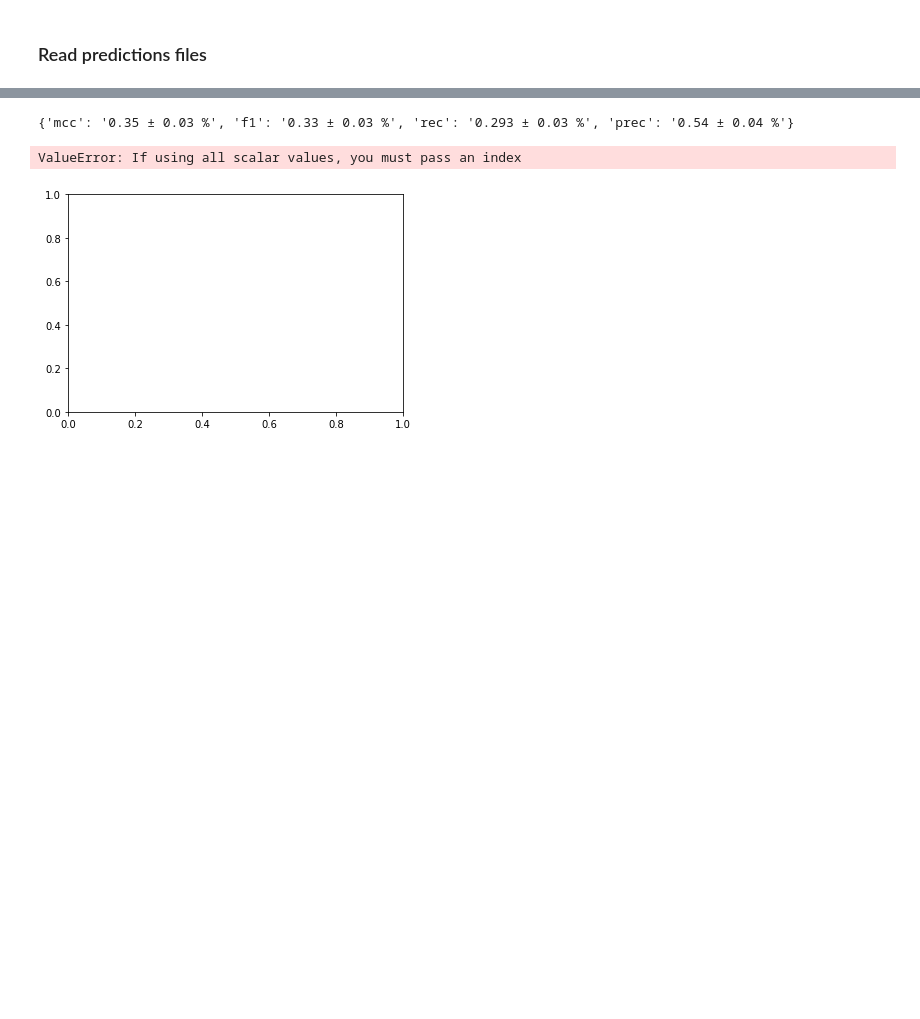
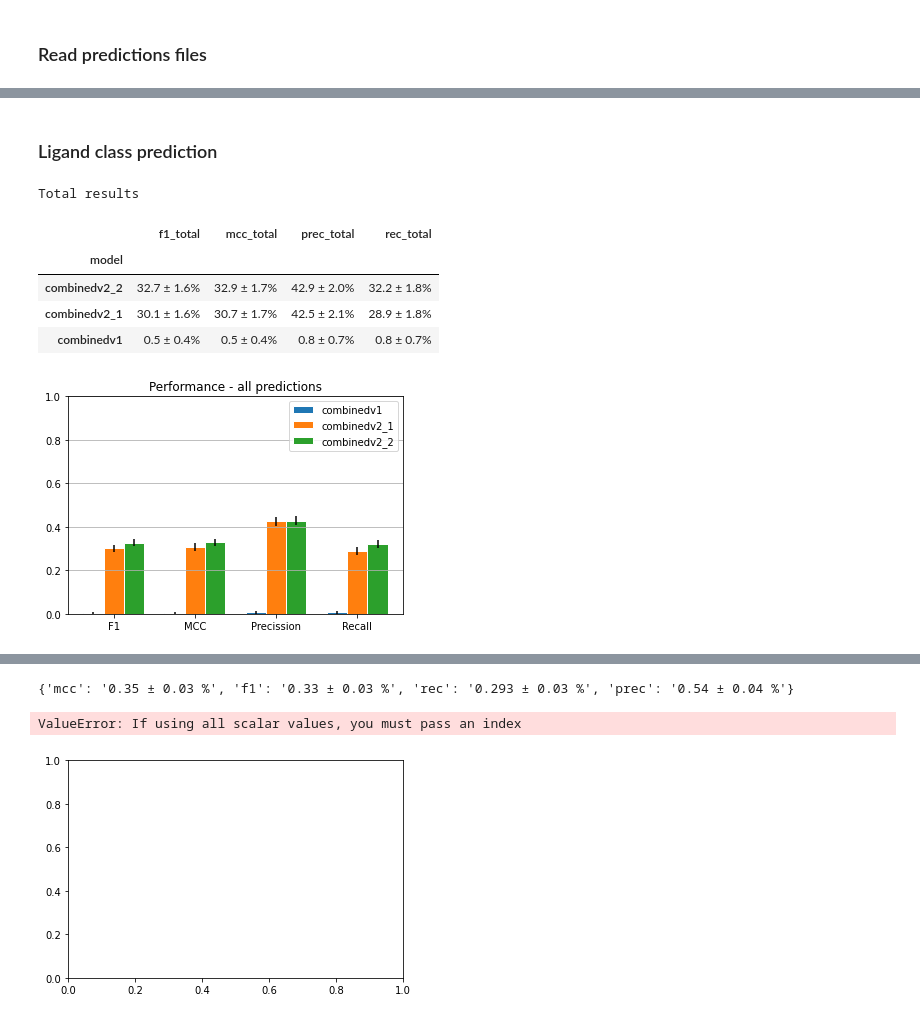
Before and after one commit to gtsitsiridis/bind-af2-embed, a Jupyter notebook: notebooks/train_notebook.ipynb, the cells around one changed output, grey strips where cells are left out. Saved outputs shown, nothing was run; the diff lists cells and outputs as text; code cells hidden in the pictures; blank space fills up the shorter version.

```diff
--- a/notebooks/train_notebook.ipynb
+++ b/notebooks/train_notebook.ipynb
@@ -37,0 +263,18 @@ def read_performance_df(tag: str, cutoff: float = 0.5) -> pd.DataFrame:
+# %% [markdown]
+### Ligand class prediction
+# %%
+print("Total results")
+columns = ['f1_total', 'mcc_total', 'prec_total', 'rec_total']
+df = performance_df[(performance_df.data_type == 'combined') & (performance_df.train_mode == 'ligand')]
+display(pretty_performance(df, columns))
+fig, ax = plt.subplots()
+ax.set_title("Performance - all predictions")
+plot_multimodel_performance(df, columns, ax)
+# %% [output]
+Total results
+|  | f1_total | mcc_total | prec_total | rec_total |
+| model |  |  |  |  |
+| combinedv2_2 | 32.7 ± 1.6% | 32.9 ± 1.7% | 42.9 ± 2.0% | 32.2 ± 1.8% |
+| combinedv2_1 | 30.1 ± 1.6% | 30.7 ± 1.7% | 42.5 ± 2.1% | 28.9 ± 1.8% |
+| combinedv1 | 0.5 ± 0.4% | 0.5 ± 0.4% | 0.8 ± 0.7% | 0.8 ± 0.7% |
+[figure, added]
```
Also changed, not shown: parts of 45 cells of this notebook, 1 other file.
